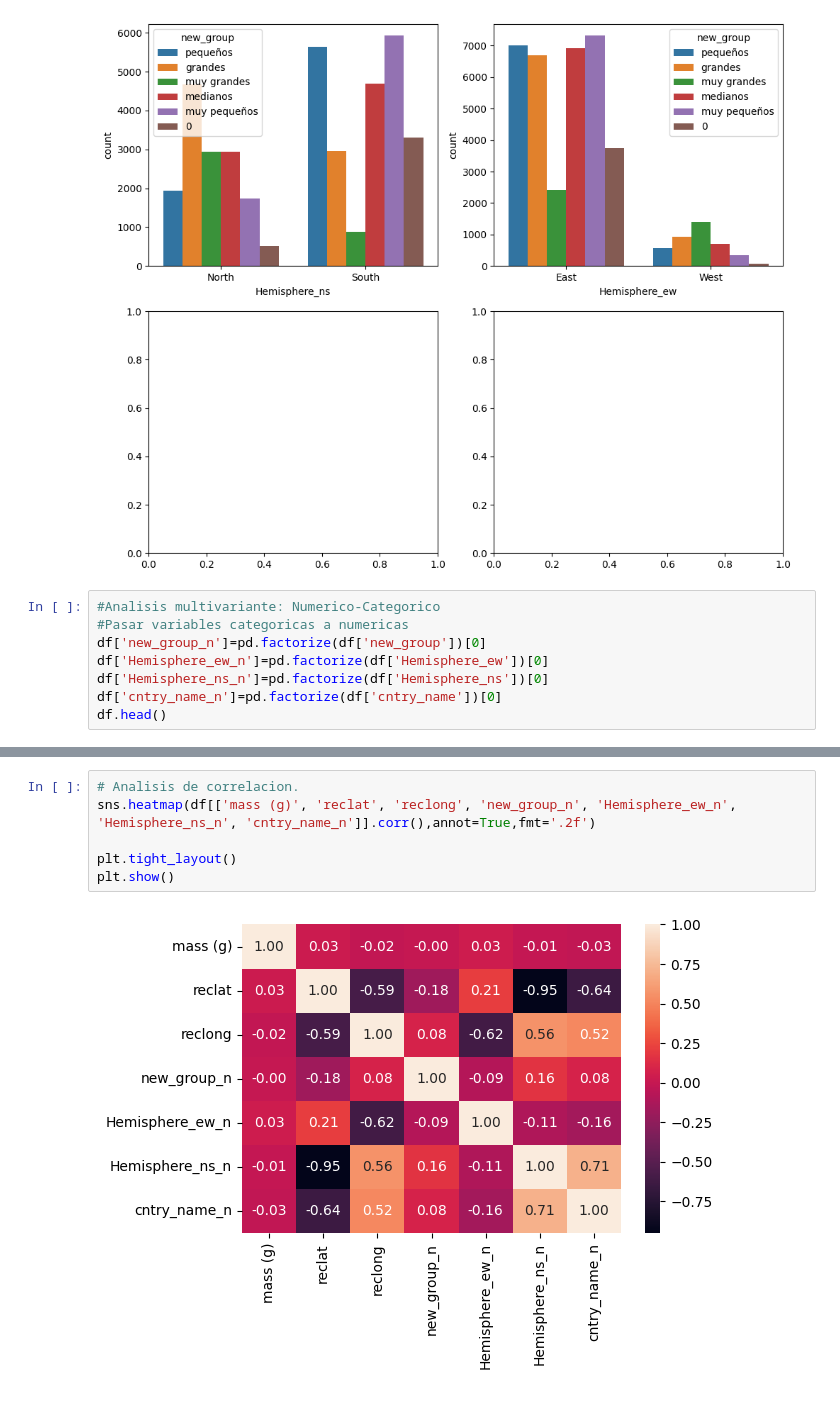
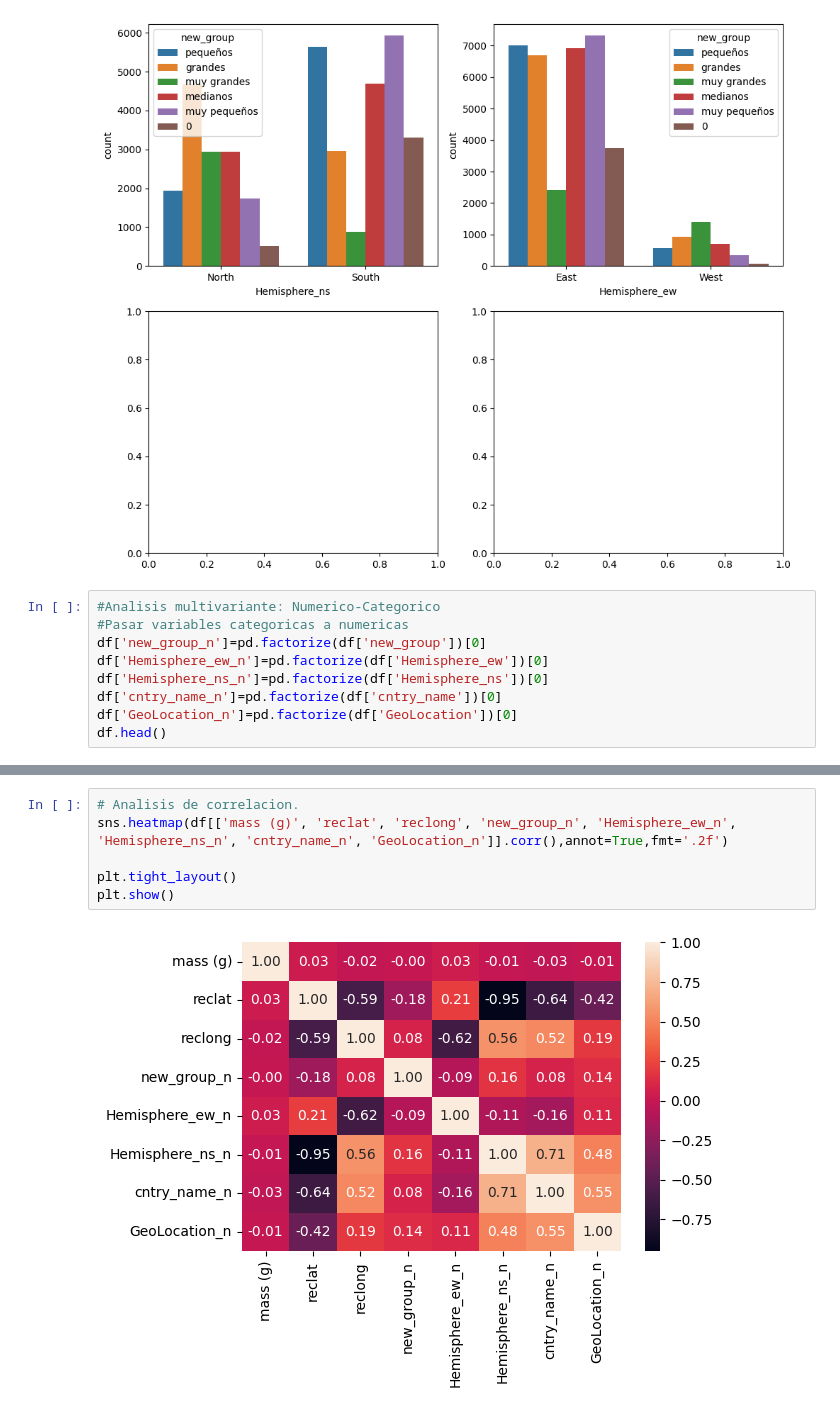
Before and after one commit to PabloRoblesA/Prologo_Proyecto, a Jupyter notebook: src/EDA.ipynb, the cells around one changed output, grey strips where cells are left out. Saved outputs shown, nothing was run; the diff lists cells and outputs as text.

```diff
--- a/src/EDA.ipynb
+++ b/src/EDA.ipynb
@@ -227,6 +227,7 @@ df['new_group_n']=pd.factorize(df['new_group'])[0]
 df['Hemisphere_ew_n']=pd.factorize(df['Hemisphere_ew'])[0]
 df['Hemisphere_ns_n']=pd.factorize(df['Hemisphere_ns'])[0]
 df['cntry_name_n']=pd.factorize(df['cntry_name'])[0]
+df['GeoLocation_n']=pd.factorize(df['GeoLocation'])[0]
 df.head()
 # %% [output]
 |  | name | id | nametype | recclass | mass (g) | fall | year | reclat | reclong | GeoLocation | ... |
@@ -238,11 +240,11 @@ df.head()
 # %%
 # Analisis de correlacion.
-sns.heatmap(df[['mass (g)', 'reclat', 'reclong', 'new_group_n', 'Hemisphere_ew_n', 'Hemisphere_ns_n', 'cntry_name_n']].corr(),annot=True,fmt='.2f')
+sns.heatmap(df[['mass (g)', 'reclat', 'reclong', 'new_group_n', 'Hemisphere_ew_n', 'Hemisphere_ns_n', 'cntry_name_n', 'GeoLocation_n']].corr(),annot=True,fmt='.2f')
 
 plt.tight_layout()
 plt.show()
 # %% [output]
-[figure, old version]
+[figure, new version]
 # %%
 # Revision de distribucion y outlayers.
 fig,axis = plt.subplots(2, 2, figsize=(10,8))
```
Also changed, not shown: parts of 2 cells of this notebook, 1 other file.
